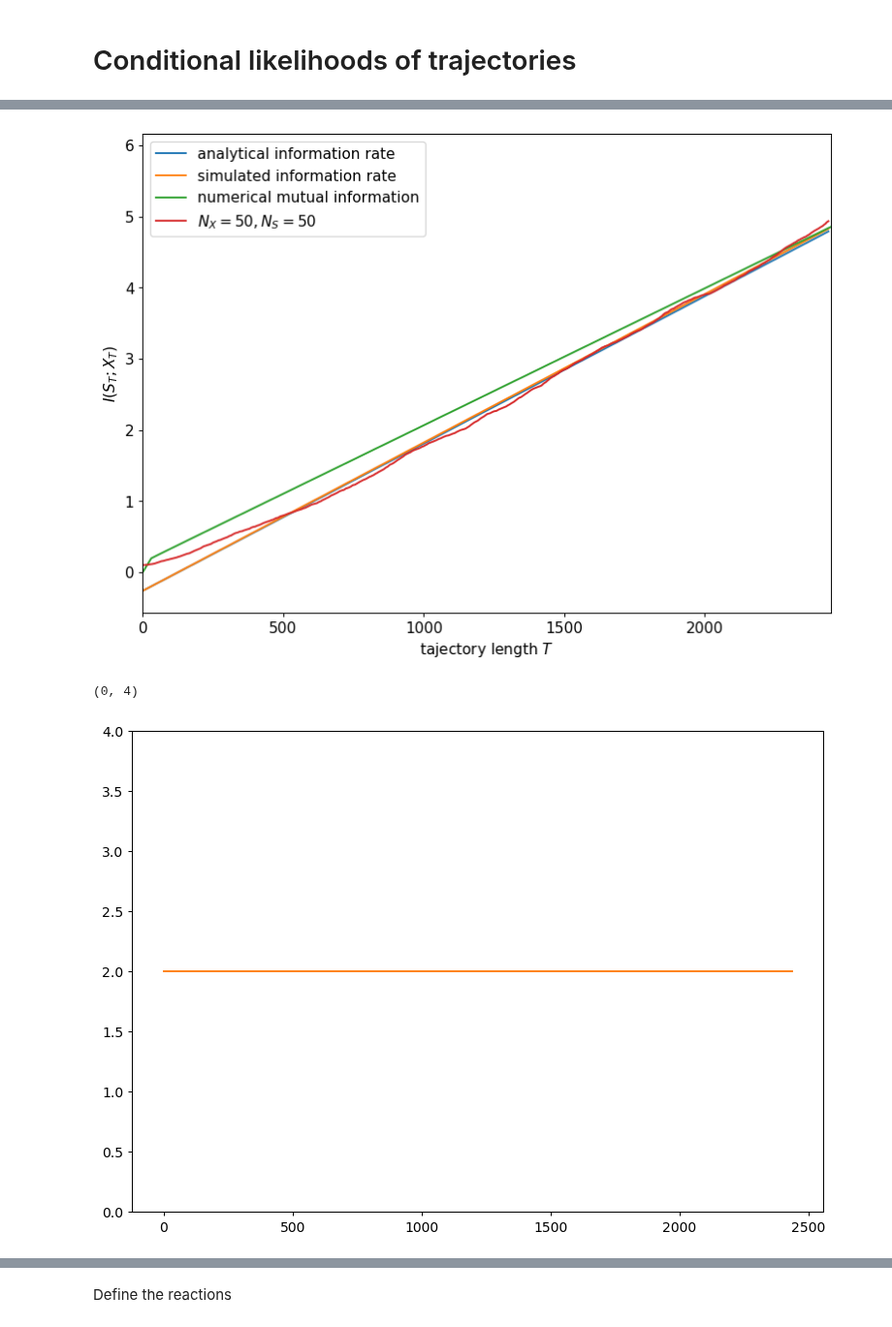
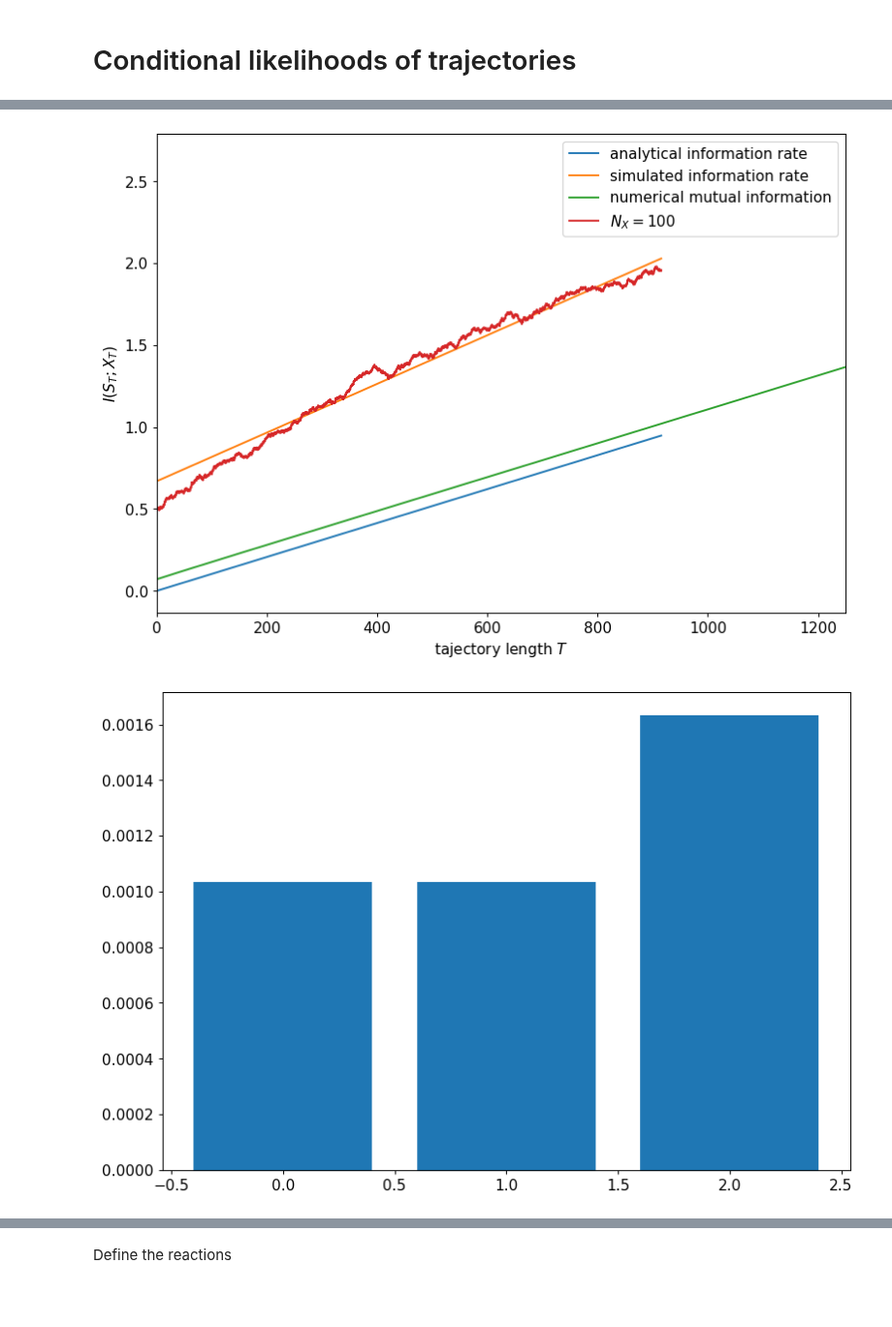
Before and after one commit to manuel-rhdt/master-thesis, a Jupyter notebook: analyzer/mutual_information.ipynb, the cells around one changed output, grey strips where cells are left out. Shown at 97% size. Cells and saved outputs as stored; diff of their text form; code cells hidden in the pictures; blank space fills up the shorter version.

```diff
--- a/analyzer/mutual_information.ipynb
+++ b/analyzer/mutual_information.ipynb
@@ -44,3 +25 @@ mutual_informations.shape
-# %%
-num_s, num_r, _, length = mutual_informations.shape
 # %%
@@ -133,18 +110,15 @@ plt.savefig('poster_plot_3.pdf')
 # %%
-plt.plot(x, theoretical_rate*x*2+offset, label='analytical information rate')
+plt.plot(x, theoretical_rate*x, label='analytical information rate')
 plt.plot(x, linear(x, rate, offset), label='simulated information rate')
 plt.plot(numerical_x, numerical, label='numerical mutual information')
-plt.plot(x, mi_mean, label='$N_X={}, N_S={}$'.format(num_r, num_s))
+plt.plot(x, mi_mean, label='$N_X={}$'.format(num_r))
 plt.ylabel('$I(S_T;X_T)$')
 plt.xlabel('tajectory length $T$')
-plt.xlim(0,2450)
+plt.xlim(0,1250)
 plt.legend();
 # %% [output]
-[figure, old version]
+[figure, new version]
-# %%
-plt.plot(x, (mi_mean - offset) / theoretical_rate / x)
-plt.plot(x, np.full_like(x, 2))
-plt.ylim(0,4)
-# %% [output]
-(0, 4)
-[figure, removed]
+# %%
+plt.bar(x=np.arange(3), height=[theoretical_rate, rate_from_curve(numerical_x, numerical)[0], rate_from_curve(x, mi_mean)[0]]);
+# %% [output]
+[figure, added]
```
Also changed, not shown: parts of 12 cells of this notebook, 7 other files.
